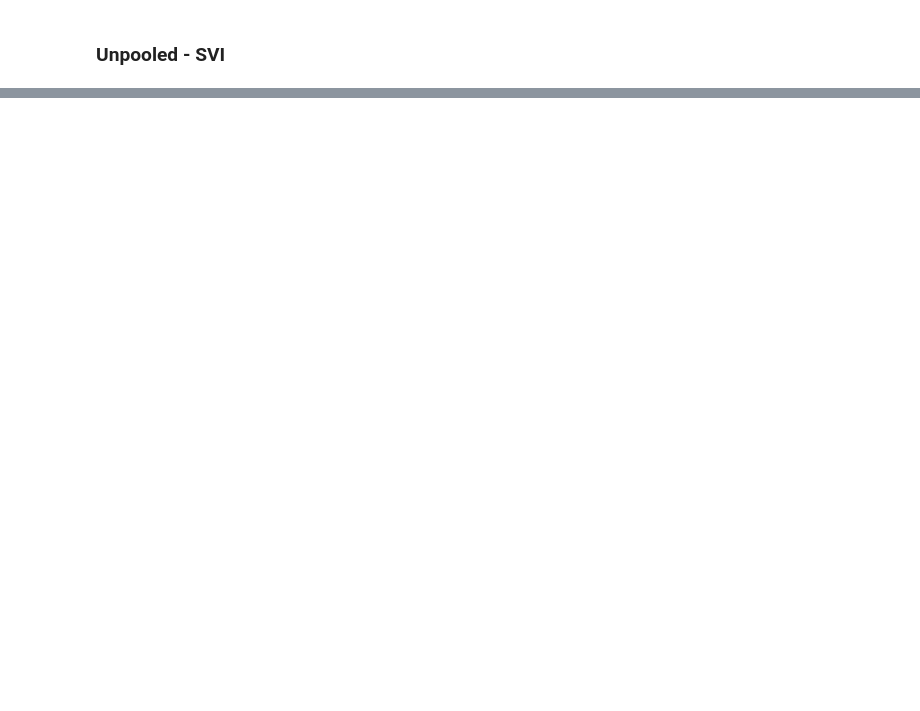
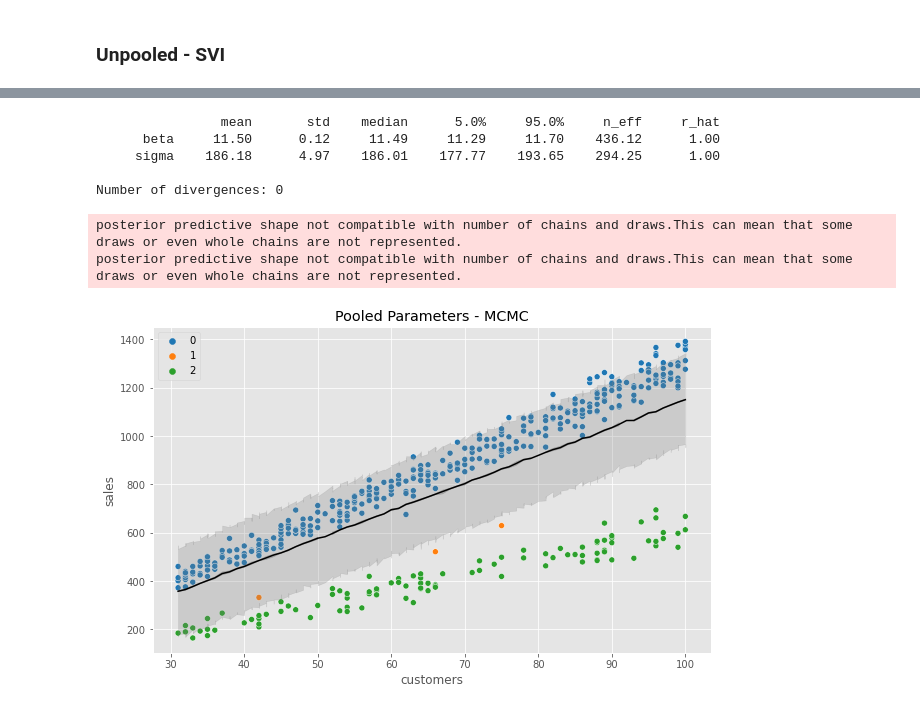
Before and after one commit to GStechschulte/books-with-code, a Jupyter notebook: bmcp/ch_4_pyro.ipynb, the cells around one changed output, grey strips where cells are left out. Drawn from its saved outputs; the diff is of its cells as text; code cells hidden in the pictures; blank space fills up the shorter version.

Commit message:
SVI for pooled regression and MCMC for multi-level model

```diff
--- a/bmcp/ch_4_pyro.ipynb
+++ b/bmcp/ch_4_pyro.ipynb
@@ -530,0 +449,53 @@ sigma
+# %%
+kernel = NUTS(pooled_model)
+mcmc_pooled = MCMC(kernel, 500, 300)
+mcmc_pooled.run(food_category, customers, sales)
+# %%
+mcmc_pooled.summary()
+# %% [output]
+                mean       std    median      5.0%     95.0%     n_eff     r_hat
+      beta     11.50      0.12     11.49     11.29     11.70    436.12      1.00
+     sigma    186.18      4.97    186.01    177.77    193.65    294.25      1.00
+
+Number of divergences: 0
+# %%
+pooled_samples = mcmc_pooled.get_samples(1000)
+pooled_predictive = Predictive(pooled_model, pooled_samples)(food_category, customers, None)
+az_pooled_inf = az.from_pyro(
+    posterior=mcmc_pooled, posterior_predictive=pooled_predictive)
+# %% [output]
+posterior predictive shape not compatible with number of chains and draws.This can mean that some draws or even whole chains are not represented.
+posterior predictive shape not compatible with number of chains and draws.This can mean that some draws or even whole chains are not represented.
+# %%
+sales_mu = pooled_predictive['y'].mean(axis=0)
+sales_std = pooled_predictive['y'].std(axis=0)
+
+predictions = pd.DataFrame({
+    'customers': customers,
+    'category': food_category,
+    'sales': sales,
+    'sales_mu': sales_mu,
+    'sales_std': sales_std,
+    'sales_high': sales_mu + sales_std,
+    'sales_low': sales_mu - sales_std
+})
+
+predictions = predictions.sort_values(by=['customers'])
+# %%
+plt.figure(figsize=(10, 6))
+sns.scatterplot(
+    x=predictions['customers'], y=predictions['sales'],
+    hue=predictions['category'], palette='tab10')
+sns.lineplot(
+    x=predictions['customers'], y=predictions['sales_mu'],
+    color='black')
+plt.fill_between(
+    x=predictions['customers'],
+    y1=predictions['sales_low'],
+    y2=predictions['sales_high'],
+    color='grey',
+    alpha=0.25)
+plt.title('Pooled Parameters - MCMC')
+plt.show()
+# %% [output]
+[figure, added]
```
Also changed, not shown: parts of 49 cells of this notebook.
